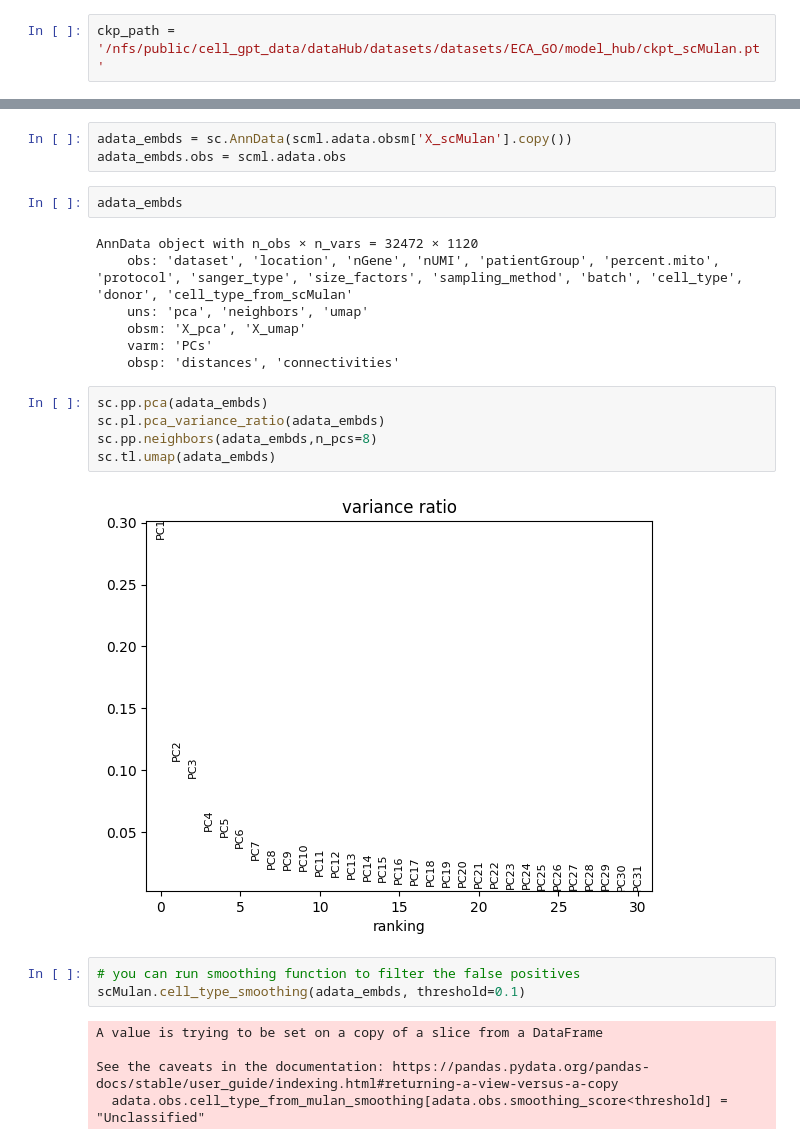
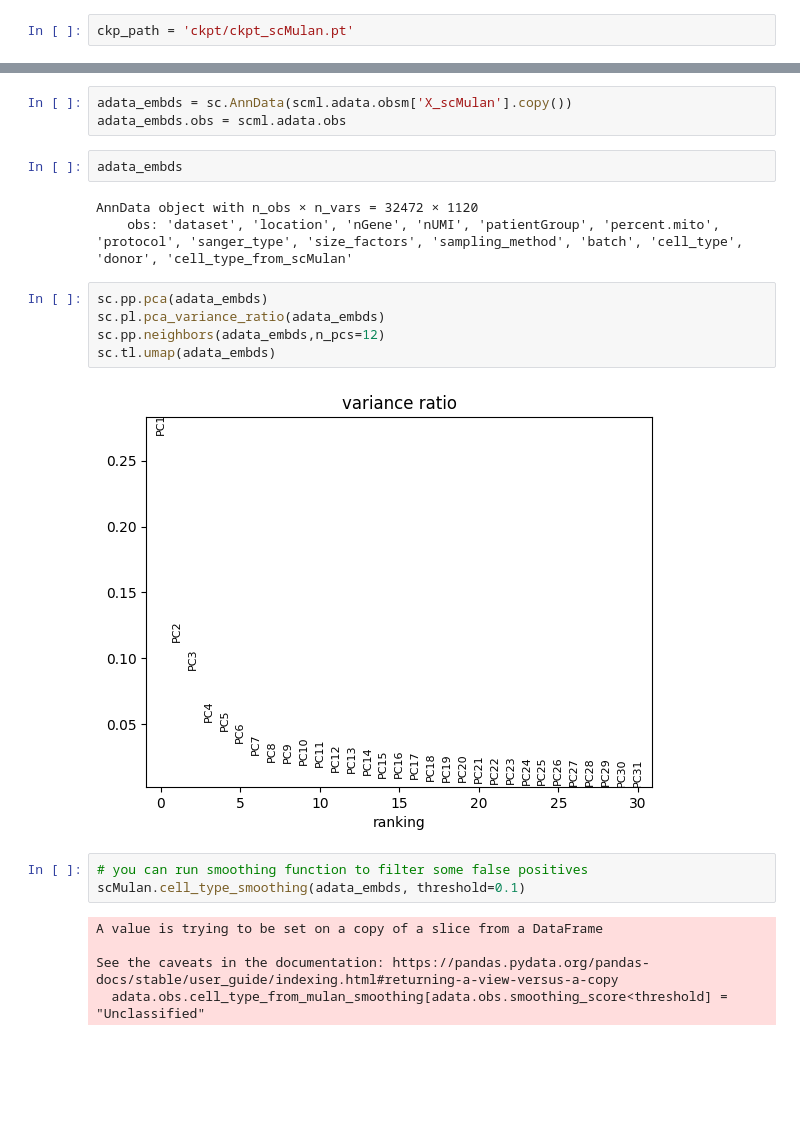
Before and after one commit to SuperBianC/scMulan, a Jupyter notebook: Tutorial-integration.ipynb, the cells around one changed output, grey strips where cells are left out. Cells and saved outputs as stored; diff of their text form; blank space fills up the shorter version.

```diff
--- a/Tutorial-integration.ipynb
+++ b/Tutorial-integration.ipynb
@@ -63,7 +63,7 @@ reload(scMulan.scMulan)
 # %% [output]
 <module 'scMulan.scMulan' from '/home/bianhaiyang/projects/cellgpt_v1/tools/scMulan_package/scMulan/scMulan.py'>
 # %%
-ckp_path = '/nfs/public/cell_gpt_data/dataHub/datasets/datasets/ECA_GO/model_hub/ckpt_scMulan.pt'
+ckp_path = 'ckpt/ckpt_scMulan.pt'
 # %%
 scml = scMulan.model_inference(ckp_path, adata_GS_uniformed)
 base_process = scml.cuda_count()
@@ -89,19 +89,15 @@ adata_embds
 # %% [output]
 AnnData object with n_obs × n_vars = 32472 × 1120
     obs: 'dataset', 'location', 'nGene', 'nUMI', 'patientGroup', 'percent.mito', 'protocol', 'sanger_type', 'size_factors', 'sampling_method', 'batch', 'cell_type', 'donor', 'cell_type_from_scMulan'
-    uns: 'pca', 'neighbors', 'umap'
-    obsm: 'X_pca', 'X_umap'
-    varm: 'PCs'
-    obsp: 'distances', 'connectivities'
 # %%
 sc.pp.pca(adata_embds)
 sc.pl.pca_variance_ratio(adata_embds)
-sc.pp.neighbors(adata_embds,n_pcs=8)
+sc.pp.neighbors(adata_embds,n_pcs=12)
 sc.tl.umap(adata_embds)
 # %% [output]
-[figure, old version]
+[figure, new version]
 # %%
-# you can run smoothing function to filter the false positives
+# you can run smoothing function to filter some false positives
 scMulan.cell_type_smoothing(adata_embds, threshold=0.1)
 # %% [output]
 A value is trying to be set on a copy of a slice from a DataFrame
```
Also changed, not shown: parts of 2 cells of this notebook, 1 other file.
